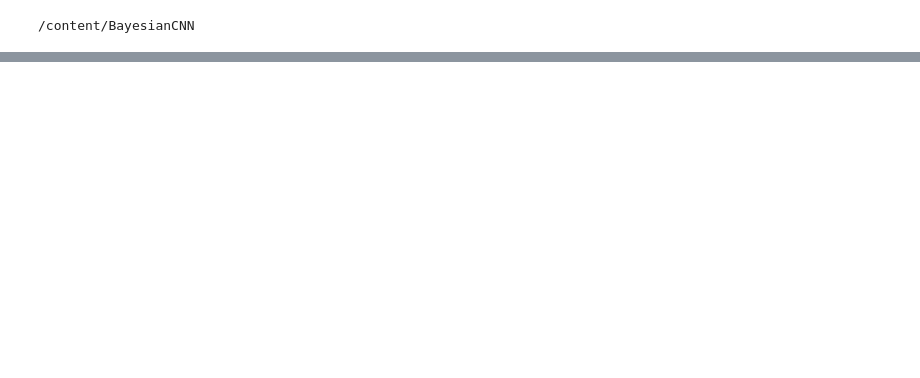
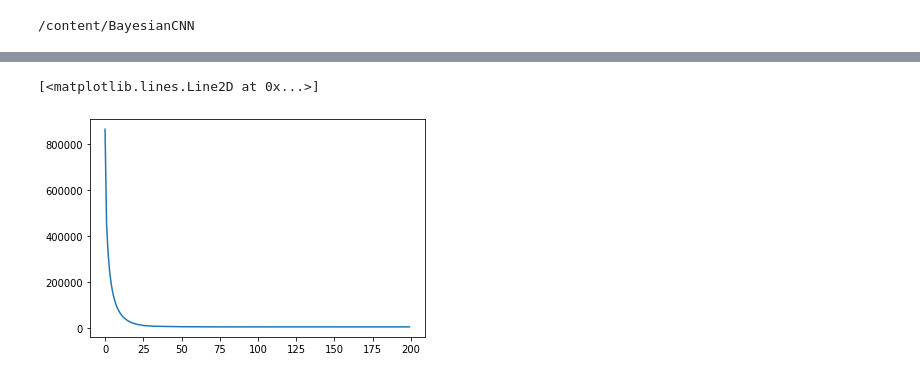
Before and after one commit to EfthymiosCosta/Neural-Networks-Weight-Uncertainty, a Jupyter notebook: BayesCNN.ipynb, the cells around one changed output, grey strips where cells are left out. Cells and saved outputs as stored; diff of their text form; code cells hidden in the pictures; blank space fills up the shorter version.

```diff
--- a/BayesCNN.ipynb
+++ b/BayesCNN.ipynb
@@ -91,9 +96,21 @@ def validate_model(net, criterion, validloader, num_ens=1, beta_type=0.1, epoch=
         accs.append(metrics.acc(log_outputs, labels))
 
     return valid_loss/len(validloader), np.mean(accs)
+# %%
+def getDataloader(trainset, testset, batch_size, num_workers):
+    num_train = len(trainset)
+
+    train_loader = torch.utils.data.DataLoader(trainset, batch_size=batch_size, shuffle = True, num_workers=num_workers)
+    test_loader = torch.utils.data.DataLoader(testset, batch_size=batch_size,
+        num_workers=num_workers)
+
+    return train_loader, test_loader
 # %%
 def run(dataset, net_type):
 
+    ELBO = []
+    train_acc_tracker = []
+    val_acc_tracker = []
     # Hyper Parameter settings
     layer_type = cfg.layer_type
     activation_type = cfg.activation_type
@@ -101,16 +118,17 @@ def run(dataset, net_type):
 
     train_ens = cfg.train_ens
     valid_ens = cfg.valid_ens
-    n_epochs = cfg.n_epochs
+    n_epochs = 200
     lr_start = cfg.lr_start
-    num_workers = cfg.num_workers
-    valid_size = cfg.valid_size
+    # set to 0 cos otherwise sometimes get assertion error: can only test a child process
+    num_workers = 0
+    valid_size = 0.001
     batch_size = cfg.batch_size
     beta_type = cfg.beta_type
 
     trainset, testset, inputs, outputs = data.getDataset(dataset)
-    train_loader, valid_loader, test_loader = data.getDataloader(
-        trainset, testset, valid_size, batch_size, num_workers)
+    train_loader, test_loader = getDataloader(
+        trainset, testset, batch_size, num_workers)
     net = getModel(net_type, inputs, outputs, priors, layer_type, activation_type).to(device)
 
     ckpt_dir = f'checkpoints/{dataset}/bayesian'
@@ -126,8 +144,13 @@ def run(dataset, net_type):
     for epoch in range(n_epochs):  # loop over the dataset multiple times
 
         train_loss, train_acc, train_kl = train_model(net, optimizer, criterion, train_loader, num_ens=train_ens, beta_type=beta_type, epoch=epoch, num_epochs=n_epochs)
-        valid_loss, valid_acc = validate_model(net, criterion, valid_loader, num_ens=valid_ens, beta_type=beta_type, epoch=epoch, num_epochs=n_epochs)
+        # changed valid LOSS TO TEST LOSS!!!
+        valid_loss, valid_acc = validate_model(net, criterion, test_loader, num_ens=valid_ens, beta_type=beta_type, epoch=epoch, num_epochs=n_epochs)
         lr_sched.step(valid_loss)
+
+        ELBO += [train_loss]
+        train_acc_tracker += [train_acc]
+        val_acc_tracker += [valid_acc]
 
         print('Epoch: {} \tTraining Loss: {:.4f} \tTraining Accuracy: {:.4f} \tValidation Loss: {:.4f} \tValidation Accuracy: {:.4f} \ttrain_kl_div: {:.4f}'.format(
             epoch, train_loss, train_acc, valid_loss, valid_acc, train_kl))
@@ -138,8 +161,7 @@ def run(dataset, net_type):
                 valid_loss_max, valid_loss))
             torch.save(net.state_dict(), ckpt_name)
             valid_loss_max = valid_loss
+    return ELBO, train_acc_tracker, val_acc_tracker
 # %%
 dataset = 'MNIST'
 net_type = 'lenet'
-# %%
-run(dataset, net_type)
@@ -169,0 +168,2 @@ validate_model(net, criterion, full_train_loader, num_ens=1, beta_type=0.1, epoc
+# %%
+ELBO, train_acc, test_acc = run(dataset, net_type)
@@ -169,0 +304,5 @@ validate_model(net, criterion, full_train_loader, num_ens=1, beta_type=0.1, epoc
+# %%
+plt.plot(range(200), ELBO)
+# %% [output]
+[<matplotlib.lines.Line2D at 0x...>]
+[figure, added]
```
Also changed, not shown: parts of 18 cells of this notebook.
